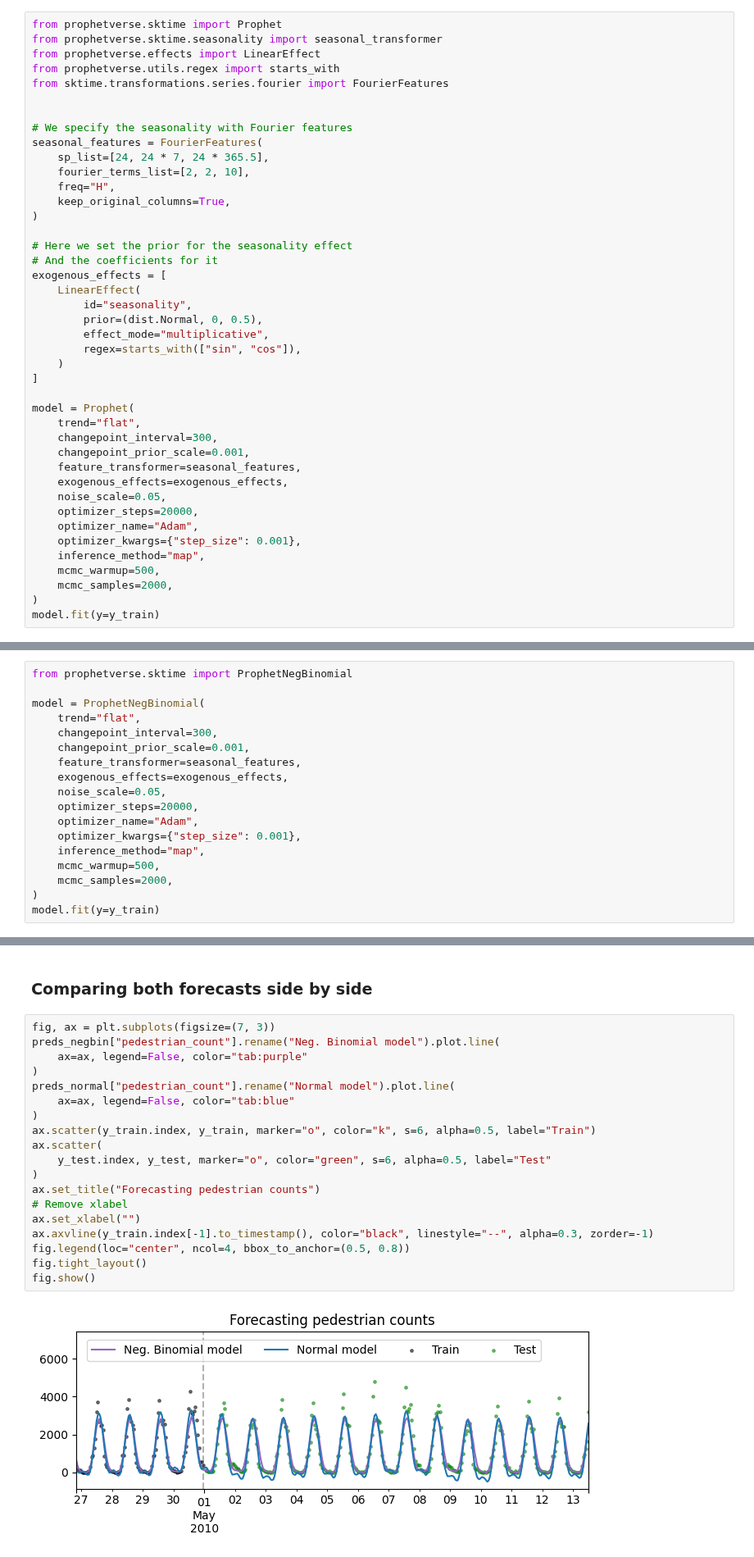
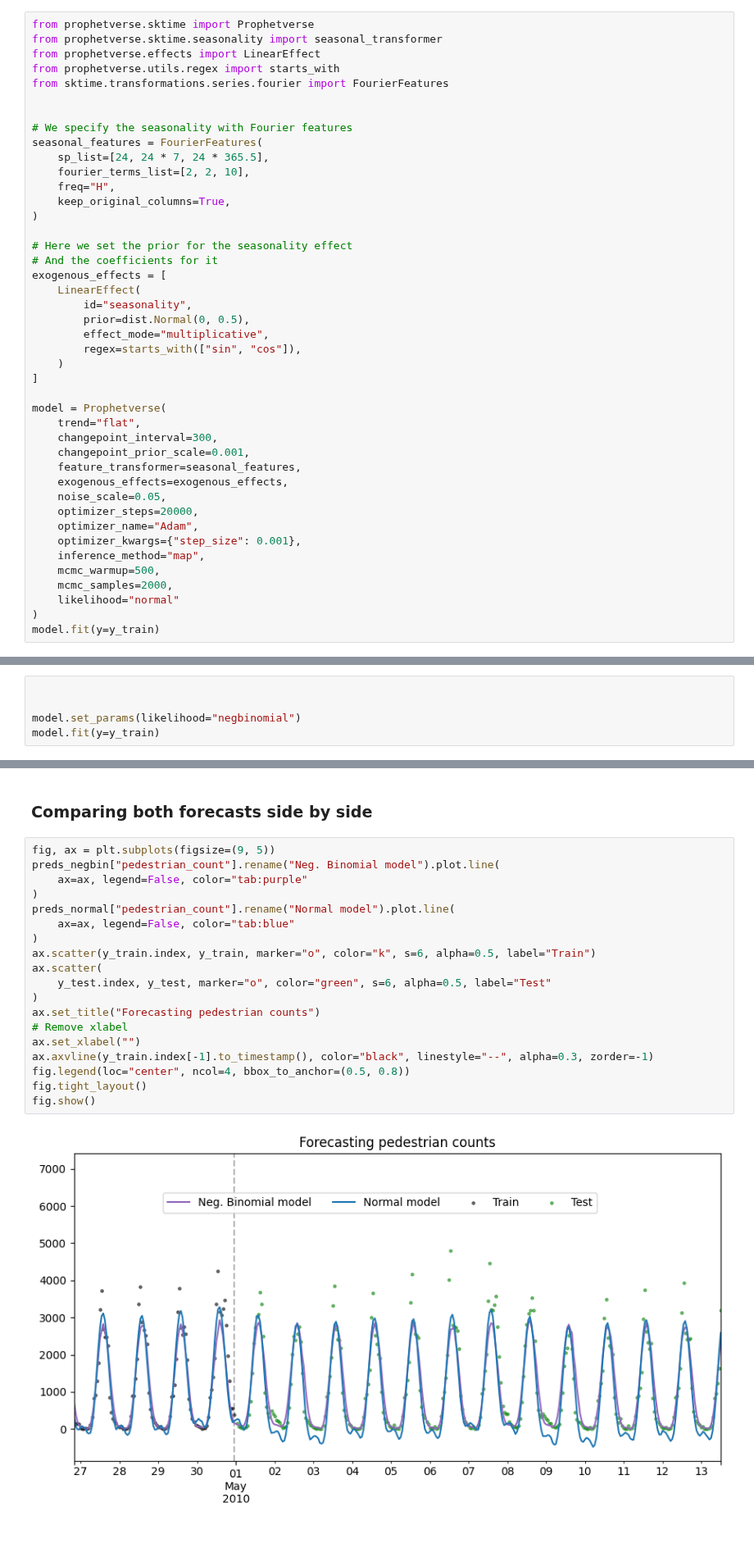
Before and after one commit to felipeangelimvieira/prophetverse, a Jupyter notebook: docs/examples/count-data.ipynb, the cells around one changed output, grey strips where cells are left out. Shown at 82% size. Drawn from its saved outputs; the diff is of its cells as text; blank space fills up the shorter version.

```diff
--- a/docs/examples/count-data.ipynb
+++ b/docs/examples/count-data.ipynb
@@ -82,7 +82,7 @@ The series has some clear patterns: a daily seasonality, a weekly seasonality, a
 # %% [markdown]
 ## Prophet with normal likelihood (bad for count data)
 # %%
-from prophetverse.sktime import Prophet
+from prophetverse.sktime import Prophetverse
 from prophetverse.sktime.seasonality import seasonal_transformer
 from prophetverse.effects import LinearEffect
 from prophetverse.utils.regex import starts_with
@@ -102,13 +102,13 @@ seasonal_features = FourierFeatures(
 exogenous_effects = [
     LinearEffect(
         id="seasonality",
-        prior=(dist.Normal, 0, 0.5),
+        prior=dist.Normal(0, 0.5),
         effect_mode="multiplicative",
         regex=starts_with(["sin", "cos"]),
     )
 ]
 
-model = Prophet(
+model = Prophetverse(
     trend="flat",
     changepoint_interval=300,
     changepoint_prior_scale=0.001,
@@ -121,6 +121,7 @@ model = Prophet(
     inference_method="map",
     mcmc_warmup=500,
     mcmc_samples=2000,
+    likelihood="normal"
 )
 model.fit(y=y_train)
 # %% [output]
@@ -161,21 +162,3 @@ fig.show()
 The model forecasts some negative values - which don't make sense. Damn you, normal distribution! Let's try the negative binomial model.
 # %% [markdown]
 ## Prophet with negative binomial likelihood
-# %%
-from prophetverse.sktime import ProphetNegBinomial
-
-model = ProphetNegBinomial(
-    trend="flat",
-    changepoint_interval=300,
-    changepoint_prior_scale=0.001,
-    feature_transformer=seasonal_features,
-    exogenous_effects=exogenous_effects,
-    noise_scale=0.05,
-    optimizer_steps=20000,
-    optimizer_name="Adam",
-    optimizer_kwargs={"step_size": 0.001},
-    inference_method="map",
-    mcmc_warmup=500,
-    mcmc_samples=2000,
-)
-model.fit(y=y_train)
@@ -192,0 +165,5 @@ ProphetNegBinomial(changepoint_interval=300,
+# %%
+
+
+model.set_params(likelihood="negbinomial")
+model.fit(y=y_train)
@@ -230,23 +217,23 @@ fig.show()
 # %% [markdown]
 ### Comparing both forecasts side by side
 # %%
-fig, ax = plt.subplots(figsize=(7, 3))
+fig, ax = plt.subplots(figsize=(9, 5))
 preds_negbin["pedestrian_count"].rename("Neg. Binomial model").plot.line(
     ax=ax, legend=False, color="tab:purple"
 )
 preds_normal["pedestrian_count"].rename("Normal model").plot.line(
     ax=ax, legend=False, color="tab:blue"
 )
 ax.scatter(y_train.index, y_train, marker="o", color="k", s=6, alpha=0.5, label="Train")
 ax.scatter(
     y_test.index, y_test, marker="o", color="green", s=6, alpha=0.5, label="Test"
 )
 ax.set_title("Forecasting pedestrian counts")
 # Remove xlabel
 ax.set_xlabel("")
 ax.axvline(y_train.index[-1].to_timestamp(), color="black", linestyle="--", alpha=0.3, zorder=-1)
 fig.legend(loc="center", ncol=4, bbox_to_anchor=(0.5, 0.8))
 fig.tight_layout()
 fig.show()
 # %% [output]
-[figure, old version]
+[figure, new version]
```
Also changed, not shown: parts of 3 cells of this notebook, 3 other files.
